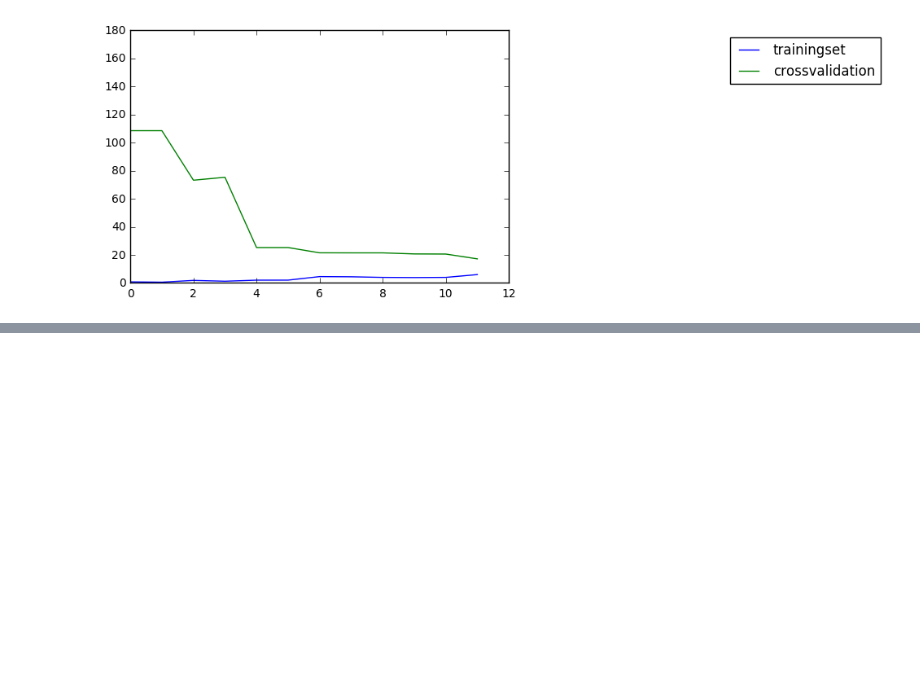
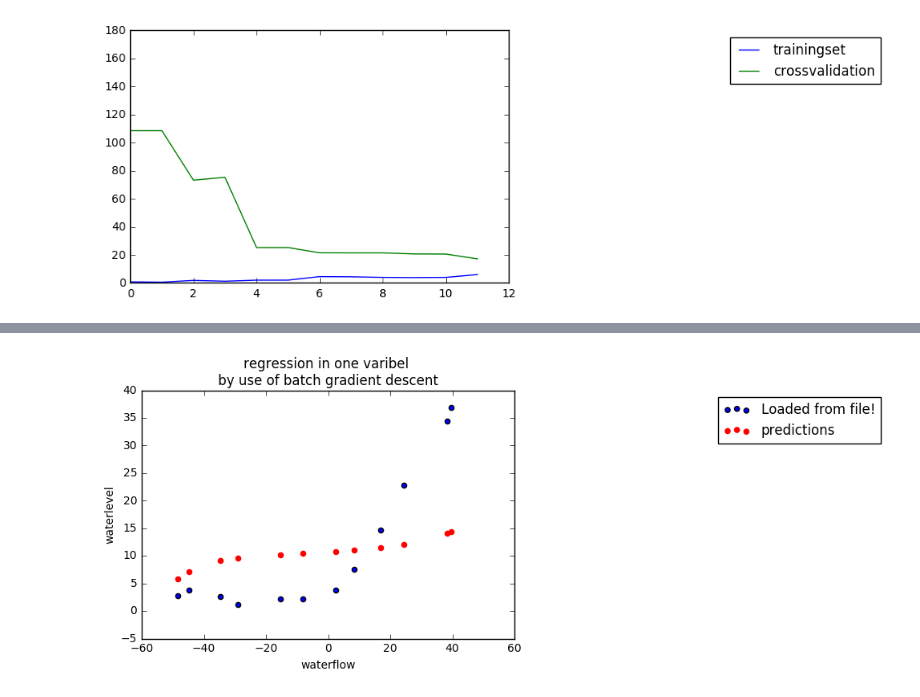
Before and after one commit to gurbraj/ML, a Jupyter notebook: ex5_bias_vs_variance/ex5_bias_vs_variance.ipynb, the cells around one changed output, grey strips where cells are left out. Drawn from its saved outputs; the diff is of its cells as text; code cells hidden in the pictures; blank space fills up the shorter version.

```diff
--- a/ex5_bias_vs_variance/ex5_bias_vs_variance.ipynb
+++ b/ex5_bias_vs_variance/ex5_bias_vs_variance.ipynb
@@ -133,7 +129,7 @@ def gradient_descent(theta_array, X, Y,alpha=0.01, treshold=0.001,l=0):
             cost_old=cost
 
 
-            gradient=gradient_function(theta_array_copy,X,Y)
+            gradient=gradient_function(theta_array_copy,X,Y,l)
 
             gradient_length=len(gradient)
 
@@ -141,7 +137,7 @@ def gradient_descent(theta_array, X, Y,alpha=0.01, treshold=0.001,l=0):
                 #import pdb; pdb.set_trace()
                 theta_array_copy[i]=theta_array_copy[i]-alpha*gradient[i]
 
-            cost=cost_function_lin_reg(theta_array_copy, X, Y)
+            cost=cost_function_lin_reg(theta_array_copy, X, Y,l)
         print('it took {counter} iterations'.format(counter=counter))
 
         return theta_array_copy, cost, cost_list
@@ -405,0 +409,2 @@ plt.show()
+# %%
+theta_array_opti,cost,cost_list=gradient_descent(theta_array,X_poly_feat,Y, alpha=0.002,l=100)
@@ -405,0 +413,4 @@ plt.show()
+# %%
+plot_regression(theta_array_opti, X_poly_feat,feat_norm_inverse,Y)
+# %% [output]
+[figure, added]
```
Also changed, not shown: parts of 7 cells of this notebook, 2 other files.
